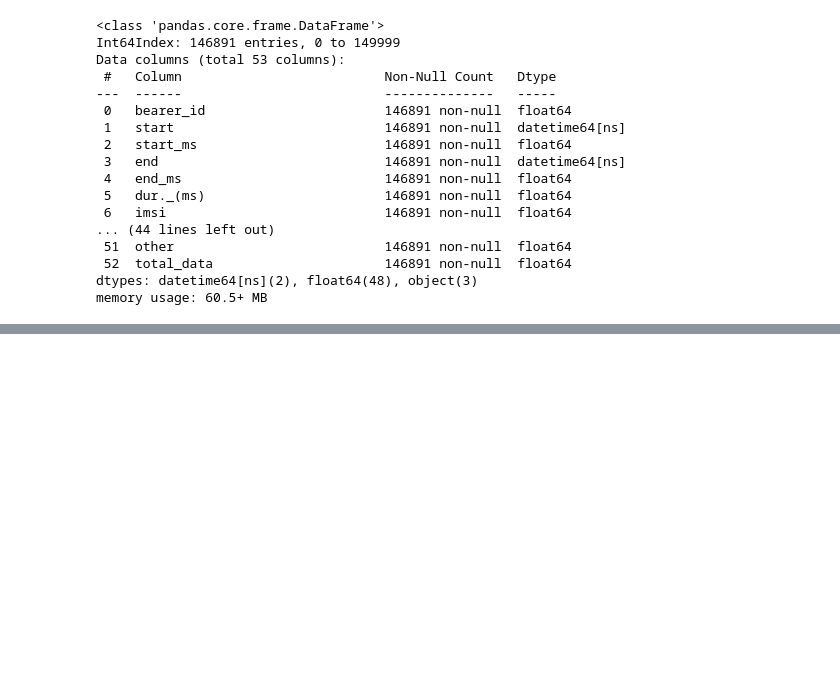
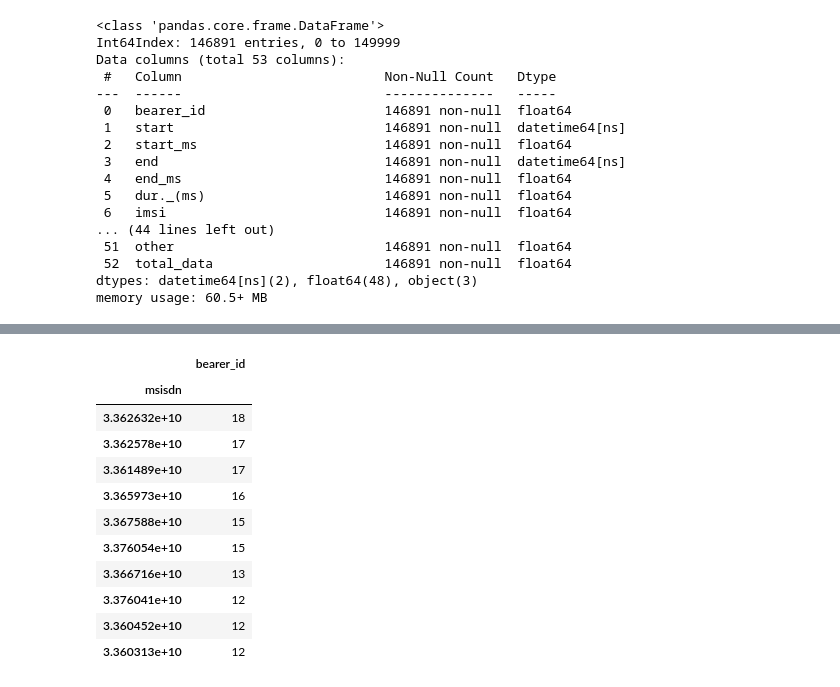
Before and after one commit to Desmondonam/telecom-analysis, a Jupyter notebook: Notebooks/Overview analysis.ipynb, the cells around one changed output, grey strips where cells are left out. Drawn from its saved outputs; the diff is of its cells as text; code cells hidden in the pictures; blank space fills up the shorter version.

```diff
--- a/Notebooks/Overview analysis.ipynb
+++ b/Notebooks/Overview analysis.ipynb
@@ -396,0 +485,2 @@ memory usage: 60.5+ MB
+# %%
+renamed_df = cleaned_df(columns={'msisdn/number': 'msisdn', 'dur._(ms)': 'duration' })
@@ -396,0 +489,3 @@ memory usage: 60.5+ MB
+# %%
+pd.set_option('max_column', None)
+pd.options.display.float_format = "{:.6f}".format
@@ -396,0 +544,17 @@ memory usage: 60.5+ MB
+# %%
+agg_by_session_count = renamed_df.groupby('msisdn').agg({'bearer_id': 'count'})
+session_freq_metrics = agg_by_session_count.sort_values(by=['bearer_id'], ascending = False)
+session_freq_metrics.head(10)
+# %% [output]
+|  | bearer_id |
+| msisdn |  |
+| 3.362632e+10 | 18 |
+| 3.362578e+10 | 17 |
+| 3.361489e+10 | 17 |
+| 3.365973e+10 | 16 |
+| 3.367588e+10 | 15 |
+| 3.376054e+10 | 15 |
+| 3.366716e+10 | 13 |
+| 3.376041e+10 | 12 |
+| 3.360452e+10 | 12 |
+| 3.360313e+10 | 12 |
```
Also changed, not shown: parts of 20 cells of this notebook.
